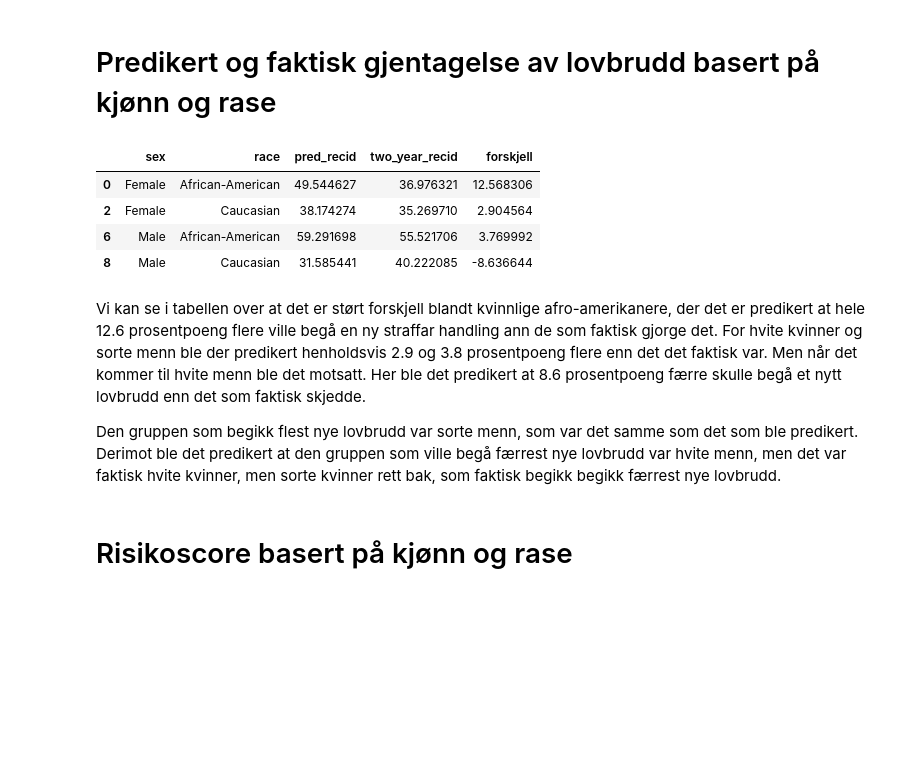
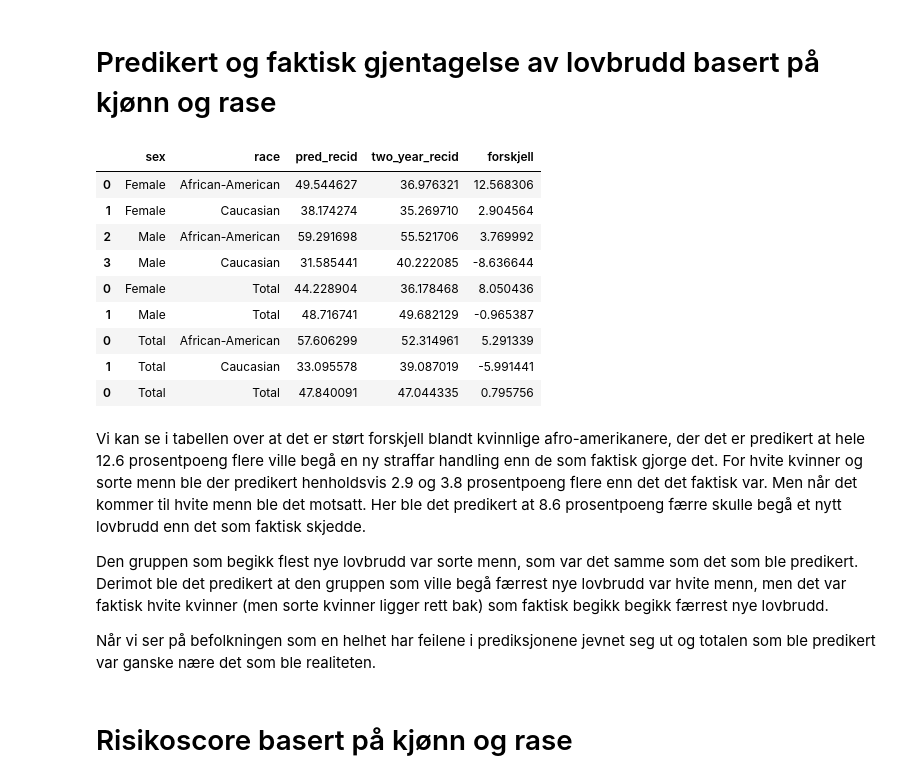
Before and after one commit to julsofpet/HON2200, a Jupyter notebook: notebooks/compas.ipynb, the cells around one changed output. Saved outputs shown, nothing was run; the diff lists cells and outputs as text; code cells hidden in the pictures; blank space fills up the shorter version.

```diff
--- a/notebooks/compas.ipynb
+++ b/notebooks/compas.ipynb
@@ -68,8 +100,0 @@ Kolonnene i datasettet er: Index(['id', 'name', 'first', 'last', 'compas_screeni
-# %%
-remove = ['id', 'name', 'first', 'last', 'compas_screening_date', 'screening_date', 'v_screening_date',
-    'dob', 'age_cat', 'c_case_number', 'r_case_number', 'vr_case_number', 'c_jail_in', 'c_jail_out',
-    'r_jail_in', 'r_jail_out', 'in_custody', 'out_custody', 'c_offense_date', 'c_arrest_date',
-    'r_offense_date', 'vr_offense_date', 'c_days_from_compas', 'days_b_screening_arrest', 'r_days_from_arrest',
-    'c_charge_desc', 'r_charge_desc', 'vr_charge_desc', 'priors_count.1', 'decile_score.1', 'type_of_assessment', 'v_type_of_assessment', 'violent_recid']
-
-data.drop(columns=remove, inplace=True)
@@ -131,0 +117,8 @@ data.head()
+# %%
+# Velger kols som beholdes
+data = data[['sex','age','race','is_recid','score_text','two_year_recid']]
+
+# Fjerner andre raser
+data = data[data['race'].isin(['Caucasian','African-American'])]
+
+data.head()
@@ -142,28 +142,54 @@ data['pred_recid'] = np.where(data['score_text'].isin(['High', 'Medium']), 1, 0)
 # Predikert og faktisk gjentagelse av lovbrudd basert på kjønn og rase
 # %%
 # Regner ut predikert og faktisk verdi for gjentagelse for de ulike gruppene
-andel_grupert = data.groupby(['sex', 'race']).agg({
+sex_race = data.groupby(['sex', 'race']).agg({
     'pred_recid': lambda x: (x == 1).mean() * 100,
     'two_year_recid': lambda x: (x == 1).mean() * 100
 }).reset_index()
 
-# Tar kun med hvite og sorte individer
-andel_grupert = andel_grupert[andel_grupert['race'].isin(['Caucasian','African-American'])]
+sex = data.groupby('sex').agg({
+    'pred_recid': lambda x: (x == 1).mean() * 100,
+    'two_year_recid': lambda x: (x == 1).mean() * 100
+}).reset_index()
+sex['race'] = 'Total'
 
-# Regner ut differansen mellom predikert og faktisk
+race = data.groupby('race').agg({
+    'pred_recid': lambda x: (x == 1).mean() * 100,
+    'two_year_recid': lambda x: (x == 1).mean() * 100
+}).reset_index()
+race['sex'] = 'Total'
+
+tots = pd.DataFrame({'sex': ['Total'], 'race': ['Total']})
+tots['pred_recid'] = data['pred_recid'].mean() * 100
+tots['two_year_recid'] = data['two_year_recid'].mean() * 100
+
+# Legger sammen tabellene
+andel_grupert = pd.concat([sex_race,sex])
+andel_grupert = pd.concat([andel_grupert,race])
+andel_grupert = pd.concat([andel_grupert,tots])
+
+
+# Regner ut differansen (pp) mellom predikert og faktisk
 andel_grupert['forskjell'] = andel_grupert['pred_recid'] - andel_grupert['two_year_recid']
 
 display(andel_grupert)
 # %% [output]
 |  | sex | race | pred_recid | two_year_recid | forskjell |
 | 0 | Female | African-American | 49.544627 | 36.976321 | 12.568306 |
-| 2 | Female | Caucasian | 38.174274 | 35.269710 | 2.904564 |
-| 6 | Male | African-American | 59.291698 | 55.521706 | 3.769992 |
-| 8 | Male | Caucasian | 31.585441 | 40.222085 | -8.636644 |
+| 1 | Female | Caucasian | 38.174274 | 35.269710 | 2.904564 |
+| 2 | Male | African-American | 59.291698 | 55.521706 | 3.769992 |
+| 3 | Male | Caucasian | 31.585441 | 40.222085 | -8.636644 |
+| 0 | Female | Total | 44.228904 | 36.178468 | 8.050436 |
+| 1 | Male | Total | 48.716741 | 49.682129 | -0.965387 |
+| 0 | Total | African-American | 57.606299 | 52.314961 | 5.291339 |
+| 1 | Total | Caucasian | 33.095578 | 39.087019 | -5.991441 |
+| 0 | Total | Total | 47.840091 | 47.044335 | 0.795756 |
 # %% [markdown]
-Vi kan se i tabellen over at det er størt forskjell blandt kvinnlige afro-amerikanere, der det er predikert at hele 12.6 prosentpoeng flere ville begå en ny straffar handling ann de som faktisk gjorge det. For hvite kvinner og sorte menn ble der predikert henholdsvis 2.9 og 3.8 prosentpoeng flere enn det det faktisk var. Men når det kommer til hvite menn ble det motsatt. Her ble det predikert at 8.6 prosentpoeng færre skulle begå et nytt lovbrudd enn det som faktisk skjedde.
+Vi kan se i tabellen over at det er størt forskjell blandt kvinnlige afro-amerikanere, der det er predikert at hele 12.6 prosentpoeng flere ville begå en ny straffar handling enn de som faktisk gjorge det. For hvite kvinner og sorte menn ble der predikert henholdsvis 2.9 og 3.8 prosentpoeng flere enn det det faktisk var. Men når det kommer til hvite menn ble det motsatt. Her ble det predikert at 8.6 prosentpoeng færre skulle begå et nytt lovbrudd enn det som faktisk skjedde.
 
-Den gruppen som begikk flest nye lovbrudd var sorte menn, som var det samme som det som ble predikert. Derimot ble det predikert at den gruppen som ville begå færrest nye lovbrudd var hvite menn, men det var faktisk hvite kvinner, men sorte kvinner rett bak, som faktisk begikk begikk færrest nye lovbrudd.
+Den gruppen som begikk flest nye lovbrudd var sorte menn, som var det samme som det som ble predikert. Derimot ble det predikert at den gruppen som ville begå færrest nye lovbrudd var hvite menn, men det var faktisk hvite kvinner (men sorte kvinner ligger rett bak) som faktisk begikk begikk færrest nye lovbrudd.
+
+Når vi ser på befolkningen som en helhet har feilene i prediksjonene jevnet seg ut og totalen som ble predikert var ganske nære det som ble realiteten.
 # %% [markdown]
 # Risikoscore basert på kjønn og rase
 # %% [markdown]
```
Also changed, not shown: parts of 12 cells of this notebook.
